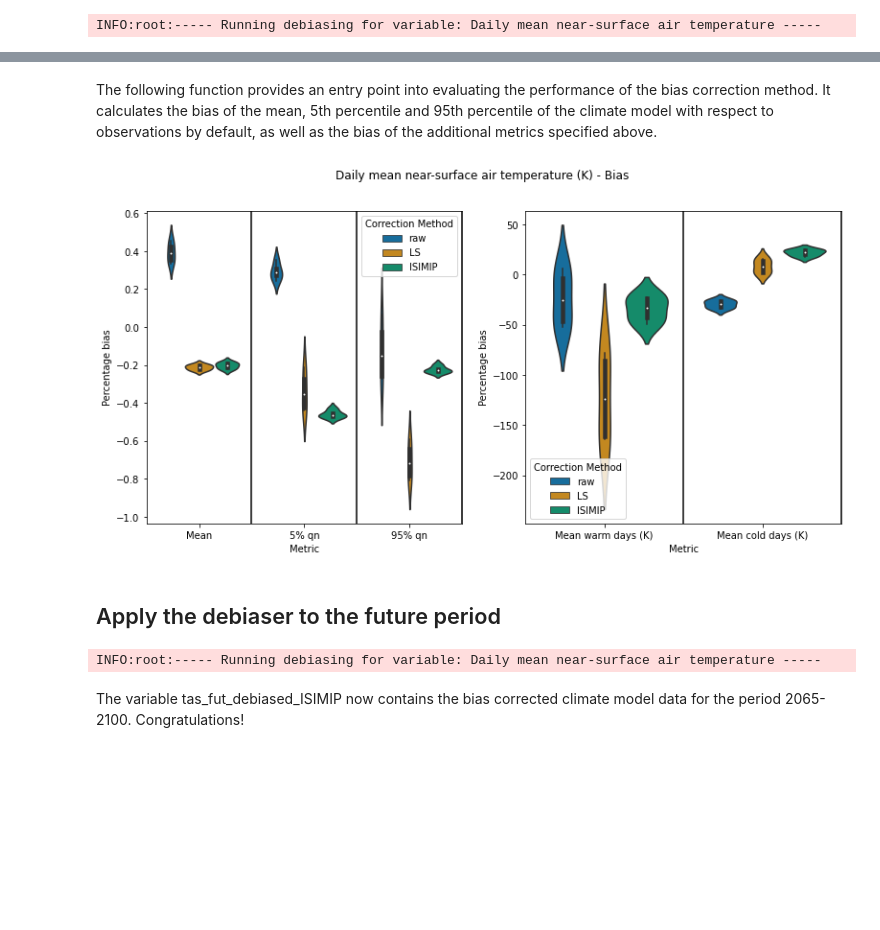
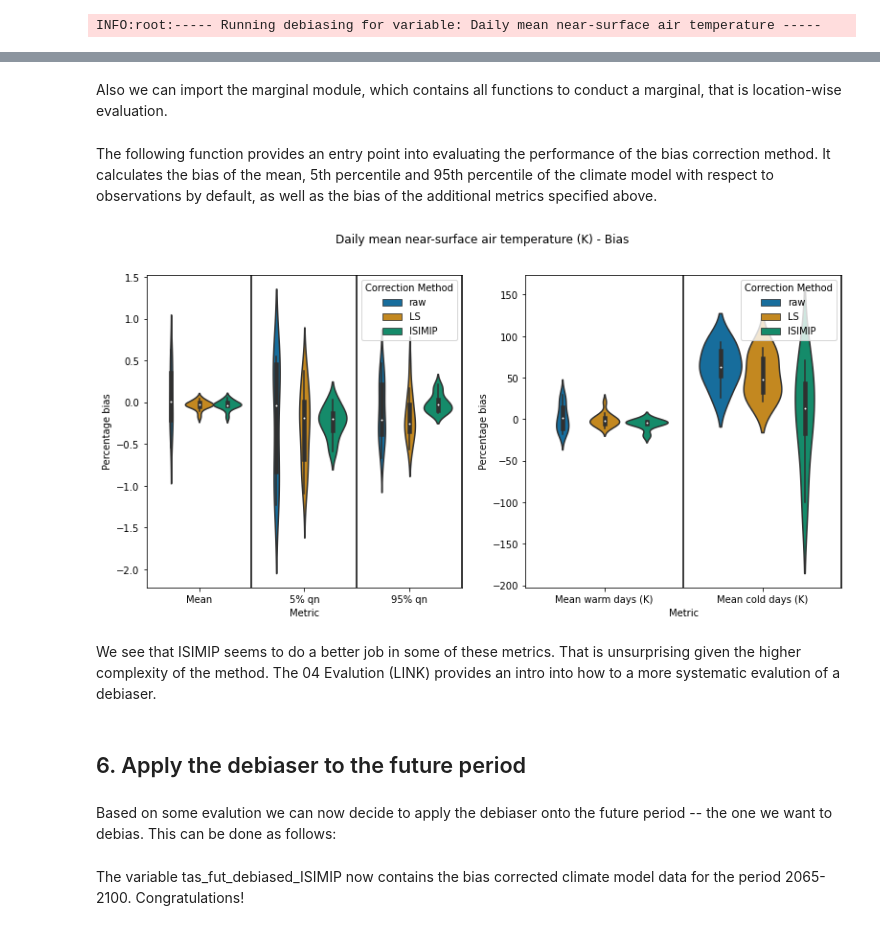
Before and after one commit to ecmwf-projects/ibicus, a Jupyter notebook: notebooks/01 Getting Started.ipynb, the cells around one changed output, grey strips where cells are left out. Drawn from its saved outputs; the diff is of its cells as text; code cells hidden in the pictures; blank space fills up the shorter version.

```diff
--- a/notebooks/01 Getting Started.ipynb
+++ b/notebooks/01 Getting Started.ipynb
@@ -98,2 +53,2 @@ def preprocess_isimip_evaluation_testing_data(variable, split_ratio):
 # %%
-tas_obs, tas_obs_validate, tas_cm_hist, tas_cm_validate, tas_cm_future, tas_dates_validate, tas_dates_future = preprocess_isimip_evaluation_testing_data(variable = 'tas', split_ratio = 0.7)
+tas_obs, tas_cm_hist, tas_cm_future, time_obs, time_cm_hist, time_cm_future = get_data(variable = 'tas')
@@ -121,0 +83,15 @@ We now apply these initialized debiasers to the testing data in our validation p
+# %%
+split_ratio = 0.7
+split = int(split_ratio * tas_obs.shape[0])
+
+# First split observations
+tas_obs_train = tas_obs[ :split]
+tas_obs_val = tas_obs[split: ]
+time_obs_train = time_obs[ :split]
+time_obs_val = time_obs[split: ]
+
+# Then split cm_hist
+tas_cm_hist_train = tas_cm_hist[ :split]
+tas_cm_hist_val = tas_cm_hist[split: ]
+time_cm_hist_train = time_cm_hist[ :split]
+time_cm_hist_val = time_cm_hist[split: ]
@@ -122,5 +102,5 @@ We now apply these initialized debiasers to the testing data in our validation p
 # %%
-tas_val_debiased_LS = tas_debiaser_LS.apply(tas_obs, tas_cm_hist, tas_cm_validate)
+tas_val_debiased_LS = tas_debiaser_LS.apply(tas_obs_train, tas_cm_hist_train, tas_cm_hist_val)
 # %% [output]
 INFO:root:----- Running debiasing for variable: Daily mean near-surface air temperature -----
 # %% [markdown]
@@ -128,5 +108,5 @@ INFO:root:----- Running debiasing for variable: Daily mean near-surface air temp
 # %%
-tas_val_debiased_ISIMIP = tas_debiaser_ISIMIP.apply(tas_obs, tas_cm_hist, tas_cm_validate, **tas_dates_validate)
+tas_val_debiased_ISIMIP = tas_debiaser_ISIMIP.apply(tas_obs_train, tas_cm_hist_train, tas_cm_hist_val, time_obs = time_obs_train, time_cm_hist = time_cm_hist_train, time_cm_future = time_cm_hist_val)
 # %% [output]
 INFO:root:----- Running debiasing for variable: Daily mean near-surface air temperature -----
 # %% [markdown]
@@ -139,0 +121,2 @@ tas_metrics = [warm_days, cold_days]
+# %% [markdown]
+Also we can import the marginal module, which contains all functions to conduct a marginal, that is location-wise evaluation.
@@ -140,18 +125,21 @@ tas_metrics = [warm_days, cold_days]
 # %% [markdown]
 The following function provides an entry point into evaluating the performance of the bias correction method. It calculates the bias of the mean, 5th percentile and 95th percentile of the climate model with respect to observations by default, as well as the bias of the additional metrics specified above.
 # %%
-tas_marginal_bias_data = marginal.calculate_marginal_bias(metrics = tas_metrics,obs_data = tas_obs_validate,
-                                                          raw = tas_cm_validate, LS = tas_val_debiased_LS,
-                                                          ISIMIP = tas_val_debiased_ISIMIP)
+tas_marginal_bias_data = marginal.calculate_marginal_bias(metrics = tas_metrics, obs_data = tas_obs_val,
+                                                          raw = tas_cm_hist_val, LS = tas_val_debiased_LS,
+                                                          ISIMIP = tas_val_debiased_ISIMIP, remove_outliers = False)
 
-marginal.plot_marginal_bias(variable = 'tas', bias_array = tas_marginal_bias_data)
+plot = marginal.plot_marginal_bias(variable = 'tas', bias_df = tas_marginal_bias_data)
+plot.show()
 # %% [output]
-[figure, old version]
+[figure, new version]
+# %% [markdown]
+We see that ISIMIP seems to do a better job in some of these metrics. That is unsurprising given the higher complexity of the method. The 04 Evalution (LINK) provides an intro into how to a more systematic evalution of a debiaser.
 # %% [markdown]
-## Apply the debiaser to the future period
+## 6. Apply the debiaser to the future period
+# %% [markdown]
+Based on some evalution we can now decide to apply the debiaser onto the future period -- the one we want to debias. This can be done as follows:
 # %%
-tas_fut_debiased_ISIMIP = tas_debiaser_ISIMIP.apply(tas_obs, tas_cm_hist, tas_cm_future, **tas_dates_future)
+tas_fut_debiased_ISIMIP = tas_debiaser_ISIMIP.apply(tas_obs, tas_cm_hist, tas_cm_future, time_obs = time_obs, time_cm_hist = time_cm_hist, time_cm_future = time_cm_future)
-# %% [output]
-INFO:root:----- Running debiasing for variable: Daily mean near-surface air temperature -----
 # %% [markdown]
 The variable tas_fut_debiased_ISIMIP now contains the bias corrected climate model data for the period 2065-2100. Congratulations!
```
Also changed, not shown: parts of 27 cells of this notebook, 1 other file.
